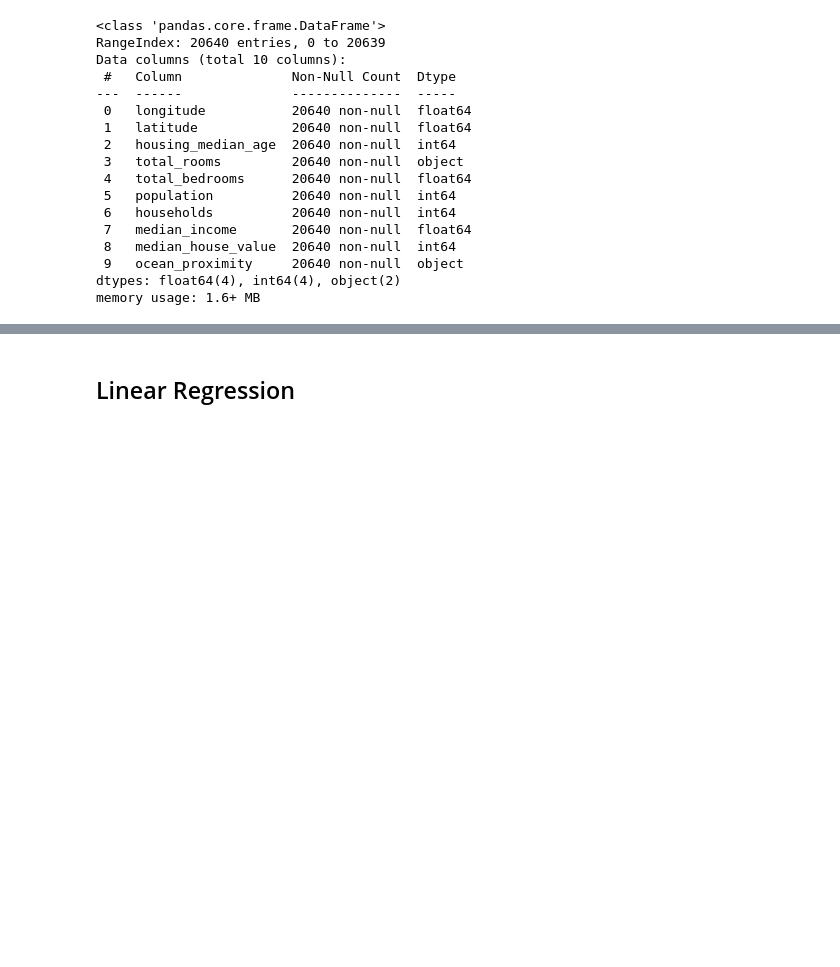
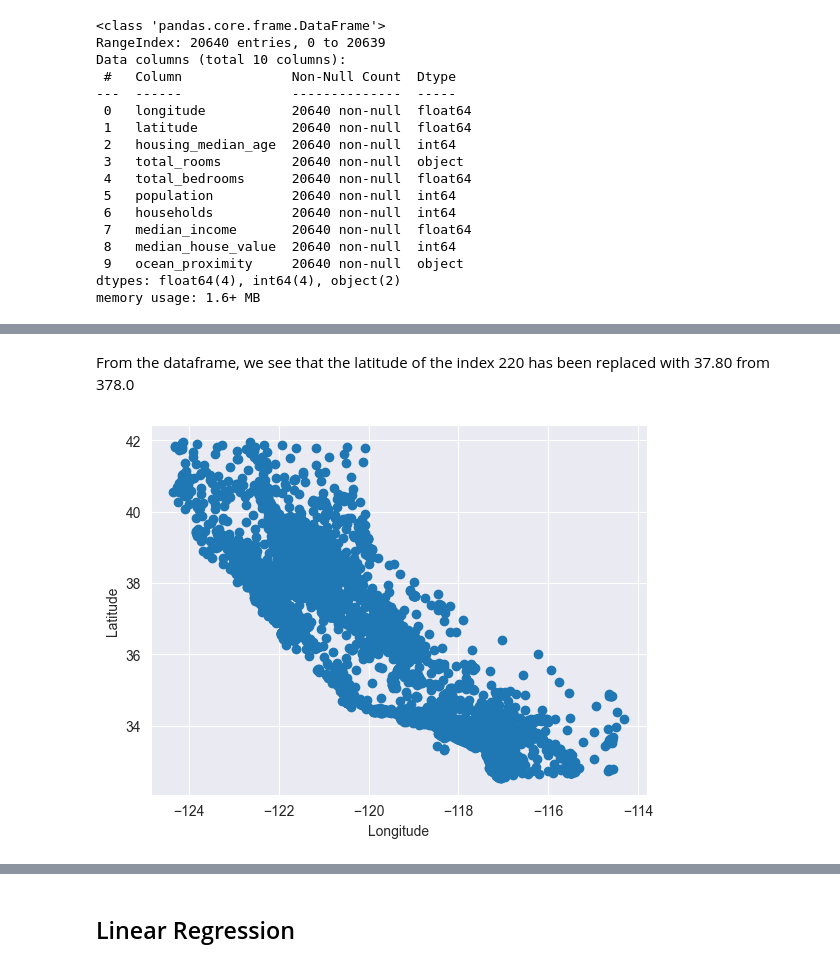
Before and after one commit to MbuviM/California_House_Prices, a Jupyter notebook: Housing.ipynb, the cells around one changed output, grey strips where cells are left out. Saved outputs shown, nothing was run; the diff lists cells and outputs as text; code cells hidden in the pictures; blank space fills up the shorter version.

```diff
--- a/Housing.ipynb
+++ b/Housing.ipynb
@@ -240,0 +227,4 @@ plt.show()
+# %%
+# Replacing the incorrect data with the correct one
+df4 = df3.replace(to_replace=378.0, value=37.80)
+df4
@@ -240,0 +261,10 @@ plt.show()
+# %% [markdown]
+From the dataframe, we see that the latitude of the index 220 has been replaced with 37.80 from 378.0
+# %%
+plt.scatter(x=df4['longitude'], y=df4['latitude'])
+plt.xlabel('Longitude')
+plt.ylabel('Latitude')
+
+plt.show()
+# %% [output]
+[figure, added]
```
Also changed, not shown: parts of 22 cells of this notebook.
